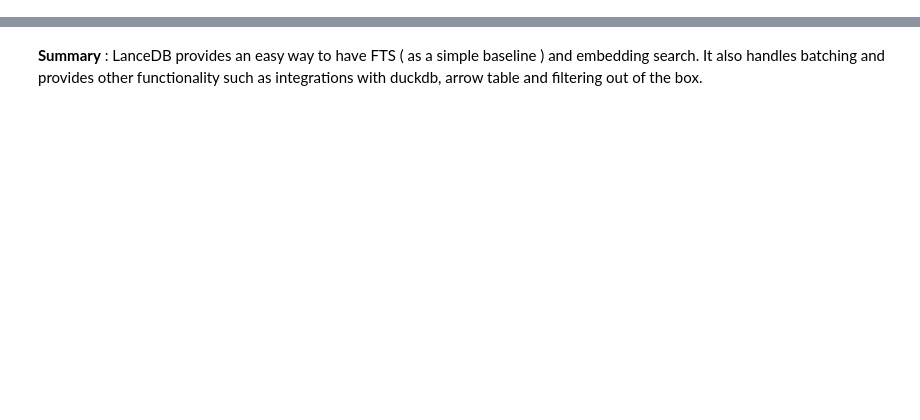
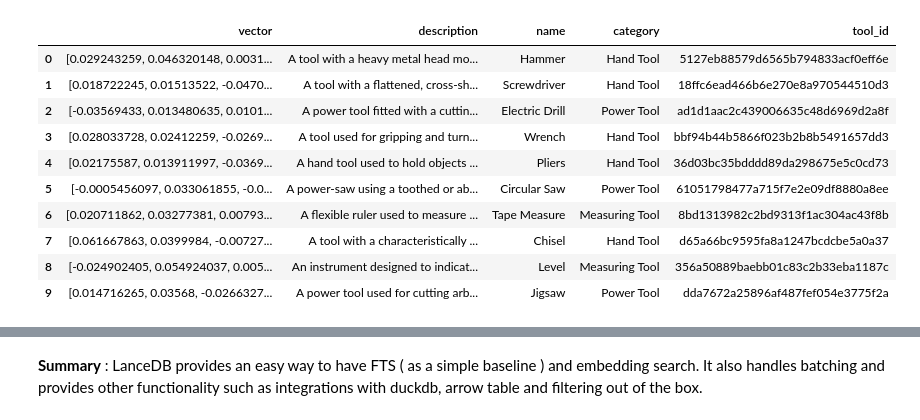
Before and after one commit to ivanleomk/rag-ws, a Jupyter notebook: notebooks/1.Introduction.ipynb, the cells around one changed output, grey strips where cells are left out. Cells and saved outputs as stored; diff of their text form; code cells hidden in the pictures; blank space fills up the shorter version.

```diff
--- a/notebooks/1.Introduction.ipynb
+++ b/notebooks/1.Introduction.ipynb
@@ -60,0 +192,13 @@ text: Twitter is a popular web application, vector: [0.004896957892924547, -0.04
+# %%
+# Create the Pydantic Schema
+
+func = get_registry().get("openai").create(name="text-embedding-3-small")
+
+class Tool(LanceModel):
+    vector: Vector(func.ndims()) = func.VectorField()
+    description: str = func.SourceField()
+    name:str
+    category:str
+    tool_id:str
+
+tool_table = db.create_table("tool_v2",schema=Tool,mode="overwrite")
@@ -60,0 +207,23 @@ text: Twitter is a popular web application, vector: [0.004896957892924547, -0.04
+# %%
+import hashlib
+
+encoded_chunks = []
+for row in data:
+    name_and_description=f"{row['description']}-{row['name']}"
+    tool_id = hashlib.md5(name_and_description.encode()).hexdigest()
+    encoded_chunks.append({**row,"tool_id":tool_id})
+
+tool_table.add(encoded_chunks)
+tool_table.to_pandas()[:10]
+# %% [output]
+|  | vector | description | name | category | tool_id |
+| 0 | [0.029243259, 0.046320148, 0.0031... | A tool with a heavy metal head mo... | Hammer | Hand Tool | 5127eb88579d6565b794833acf0eff6e |
+| 1 | [0.018722245, 0.01513522, -0.0470... | A tool with a flattened, cross-sh... | Screwdriver | Hand Tool | 18ffc6ead466b6e270e8a970544510d3 |
+| 2 | [-0.03569433, 0.013480635, 0.0101... | A power tool fitted with a cuttin... | Electric Drill | Power Tool | ad1d1aac2c439006635c48d6969d2a8f |
+| 3 | [0.028033728, 0.02412259, -0.0269... | A tool used for gripping and turn... | Wrench | Hand Tool | bbf94b44b5866f023b2b8b5491657dd3 |
+| 4 | [0.02175587, 0.013911997, -0.0369... | A hand tool used to hold objects ... | Pliers | Hand Tool | 36d03bc35bdddd89da298675e5c0cd73 |
+| 5 | [-0.0005456097, 0.033061855, -0.0... | A power-saw using a toothed or ab... | Circular Saw | Power Tool | 61051798477a715f7e2e09df8880a8ee |
+| 6 | [0.020711862, 0.03277381, 0.00793... | A flexible ruler used to measure ... | Tape Measure | Measuring Tool | 8bd1313982c2bd9313f1ac304ac43f8b |
+| 7 | [0.061667863, 0.0399984, -0.00727... | A tool with a characteristically ... | Chisel | Hand Tool | d65a66bc9595fa8a1247bcdcbe5a0a37 |
+| 8 | [-0.024902405, 0.054924037, 0.005... | An instrument designed to indicat... | Level | Measuring Tool | 356a50889baebb01c83c2b33eba1187c |
+| 9 | [0.014716265, 0.03568, -0.0266327... | A power tool used for cutting arb... | Jigsaw | Power Tool | dda7672a25896af487fef054e3775f2a |
```
Also changed, not shown: parts of 71 cells of this notebook, 5 other files.
